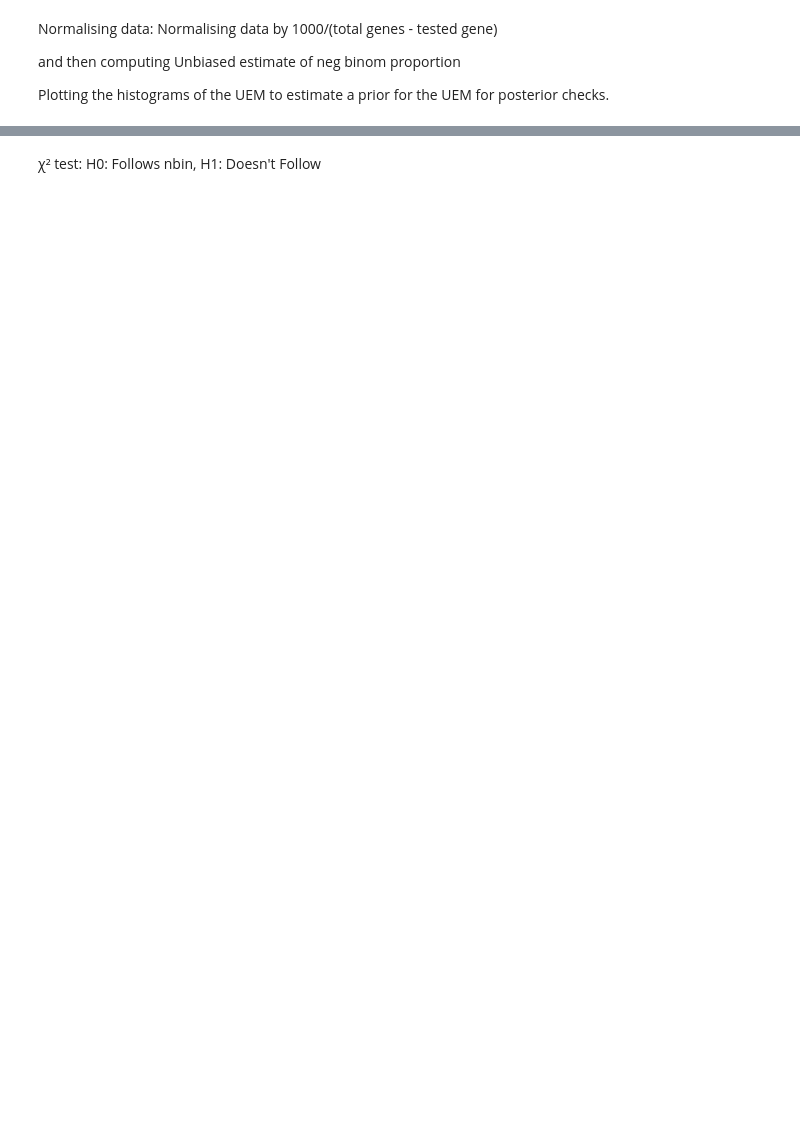
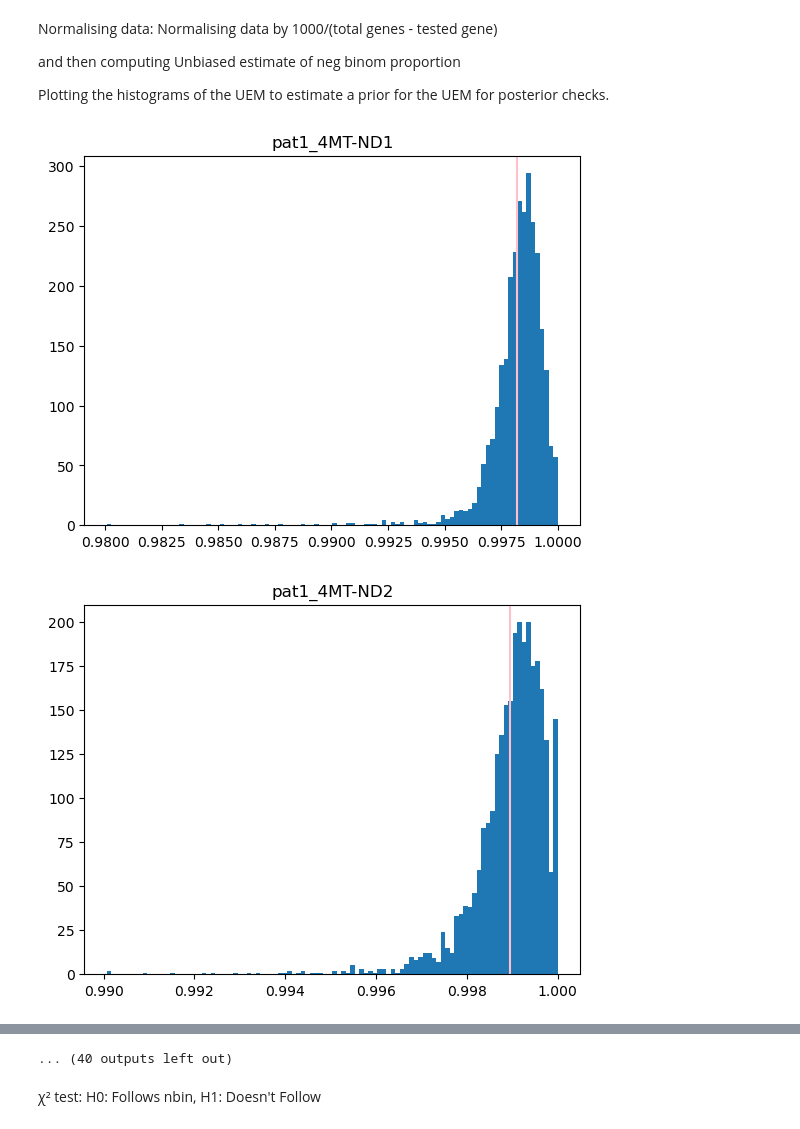
Before and after one commit to rrrrrrrlll/M2R_Group_12, a Jupyter notebook: Chi Square gof.ipynb, the cells around one changed output, grey strips where cells are left out. Drawn from its saved outputs; the diff is of its cells as text; code cells hidden in the pictures; blank space fills up the shorter version.

Commit message:
Normalisation Revisited
Did the GOF on nick's normalisation

Plotted mean-sd graph for my normalisation and got a pretty linear relationship which is :D

```diff
--- a/Chi Square gof.ipynb
+++ b/Chi Square gof.ipynb
@@ -254,11 +263,10 @@ for j in intpro:
             pass
         else:
             r=100
-            norm_cons=(p24_intsampto[i]-p24_int[j][i])/r #inidividual normalisation constant
-            o=p24_int[j][i]/norm_cons
+            o=p24_n1[j][i]
             e=r*(1-p)/p
             ts+=(e-o)**2/e
     chi1_p24int_ts.append(ts)
     chi1_p24int_res.append(ts-cv)
-chi_p24int_res=dict(zip(intpro,chi1_p24int_res))
-chi_p24int_res
+chi1_p24int_res=dict(zip(intpro,chi1_p24int_res))
+chi1_p24int_res
@@ -289,11 +283,10 @@ for j in intpro:
             pass
         else:
             r=100
-            norm_cons=(p28_intsampto[i]-p28_int[j][i])/r #inidividual normalisation constant
-            o=p28_int[j][i]/norm_cons
+            o=p28_n1[j][i]
             e=r*(1-p)/p
             ts+=(e-o)**2/e
     chi1_p28int_ts.append(ts)
     chi1_p28int_res.append(ts-cv)
-chi_p28int_res=dict(zip(intpro,chi1_p28int_res))
-chi_p28int_res
+chi1_p28int_res=dict(zip(intpro,chi1_p28int_res))
+chi1_p28int_res
@@ -320,70 +361,68 @@ Plotting the histograms of the UEM to estimate a prior for the UEM for posterior
 # %%
 r=1000
-uem14_list=[]
+uem14_list_n2=[]
 for j in intpro:
     uem_sample_list=[]
     for i in range(p14n):
-        norm_cons=(p14_allsampto[i]-p14[j][i])/r #inidividual normalisation constant
-        x=p14[j][i]/norm_cons
+        x=p14_n2[j][i]
         uem=(r-1)/(x+r-1)
         uem_sample_list.append(uem)
-    uem14_list.append(mean(uem_sample_list))
+    uem14_list_n2.append(mean(uem_sample_list))
     #the following plots the distribution of the UEM
     fig, ax = plt.subplots(1, 1)
     ax.set_title('pat1_4'+''+j)
     ax.hist(uem_sample_list,bins=100)
     ax.axvline(mean(uem_sample_list), color='pink')
     plt.show()
-uem14_list=dict(zip(intpro,uem14_list))
+uem14_list_n2=dict(zip(intpro,uem14_list_n2))
 
-uem18_list=[]
+uem18_list_n2=[]
 for j in intpro:
     uem_sample_list=[]
     for i in range(p18n):
-        norm_cons=(p18_allsampto[i]-p18[j][i])/r #inidividual normalisation constant
-        x=p18[j][i]/norm_cons
+        x=p18_n2[j][i]
         uem=(r-1)/(x+r-1)
         uem_sample_list.append(uem)
     #the following plots the distribution of the UEM
     fig, ax = plt.subplots(1, 1)
     ax.set_title('pat1_8'+''+j)
     ax.hist(uem_sample_list,bins=100)
     ax.axvline(mean(uem_sample_list), color='pink')
     plt.show()
-    uem18_list.append(mean(uem_sample_list))
-uem18_list=dict(zip(intpro,uem18_list))
+    uem18_list_n2.append(mean(uem_sample_list))
+uem18_list_n2=dict(zip(intpro,uem18_list_n2))
 
-uem24_list=[]
+uem24_list_n2=[]
 for j in intpro:
     uem_sample_list=[]
     for i in range(p24n):
-        norm_cons=(p24_allsampto[i]-p24[j][i])/r #inidividual normalisation constant
-        x=p24[j][i]/norm_cons
+        x=p24_n2[j][i]
         uem=(r-1)/(x+r-1)
         uem_sample_list.append(uem)
-    uem24_list.append(mean(uem_sample_list))
+    uem24_list_n2.append(mean(uem_sample_list))
     #the following plots the distribution of the UEM
     fig, ax = plt.subplots(1, 1)
     ax.set_title('pat2_4'+''+j)
     ax.hist(uem_sample_list,bins=100)
     ax.axvline(mean(uem_sample_list), color='pink')
     plt.show()
-uem24_list=dict(zip(intpro,uem24_list))
+uem24_list_n2=dict(zip(intpro,uem24_list_n2))
 
-uem28_list=[]
+uem28_list_n2=[]
 for j in intpro:
     uem_sample_list=[]
     for i in range(p28n):
-        norm_cons=(p28_allsampto[i]-p28[j][i])/r #inidividual normalisation constant
-        x=p28[j][i]/norm_cons
+        x=p28_n2[j][i]
         uem=(r-1)/(x+r-1)
         uem_sample_list.append(uem)
-    uem28_list.append(mean(uem_sample_list))
+    uem28_list_n2.append(mean(uem_sample_list))
     #the following plots the distribution of the UEM
     fig, ax = plt.subplots(1, 1)
     ax.set_title('pat2_8'+''+j)
     ax.hist(uem_sample_list,bins=100)
     ax.axvline(mean(uem_sample_list), color='pink')
     plt.show()
-uem28_list=dict(zip(intpro,uem28_list))
-uem28_list
+uem28_list_n2=dict(zip(intpro,uem28_list_n2))
+# %% [output]
+[figure, added]
+[figure, added]
@@ -390,3 +439,4 @@ uem28_list
+... (40 outputs left out)
 # %% [markdown]
 χ² test: H0: Follows nbin, H1: Doesn't Follow
 # %%
```
Also changed, not shown: parts of 31 cells of this notebook.
